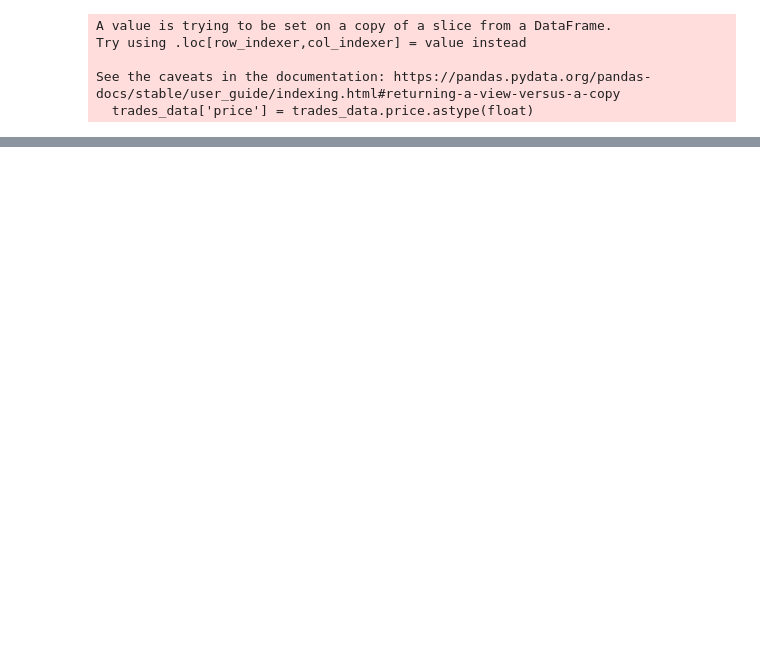
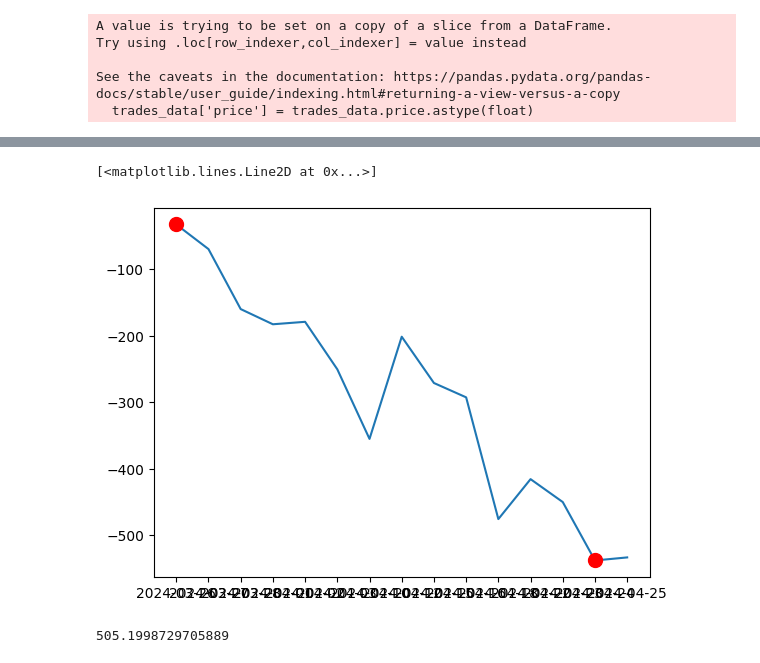
Before and after one commit to pankajti/wqu, a Jupyter notebook: capstone/analysis/trades_analysis.ipynb, the cells around one changed output, grey strips where cells are left out. Drawn from its saved outputs; the diff is of its cells as text; code cells hidden in the pictures; blank space fills up the shorter version.

```diff
--- a/capstone/analysis/trades_analysis.ipynb
+++ b/capstone/analysis/trades_analysis.ipynb
@@ -140,0 +134,15 @@ trades_data.groupby('tdate').sum()['trades_cost'].plot(kind='bar')
+# %%
+n=20
+xs = daily_return.cumsum()
+i = np.argmax(np.maximum.accumulate(xs) - xs) # end of the period
+j = np.argmax(xs[:i]) # start of period
+
+plt.plot(xs)
+plt.plot([i, j], [xs[i], xs[j]], 'o', color='Red', markersize=10)
+# %% [output]
+[<matplotlib.lines.Line2D at 0x...>]
+[figure, added]
+# %%
+xs[j]-xs[i]
+# %% [output]
+505.1998729705889
```
Also changed, not shown: parts of 19 cells of this notebook, 2 other files.
